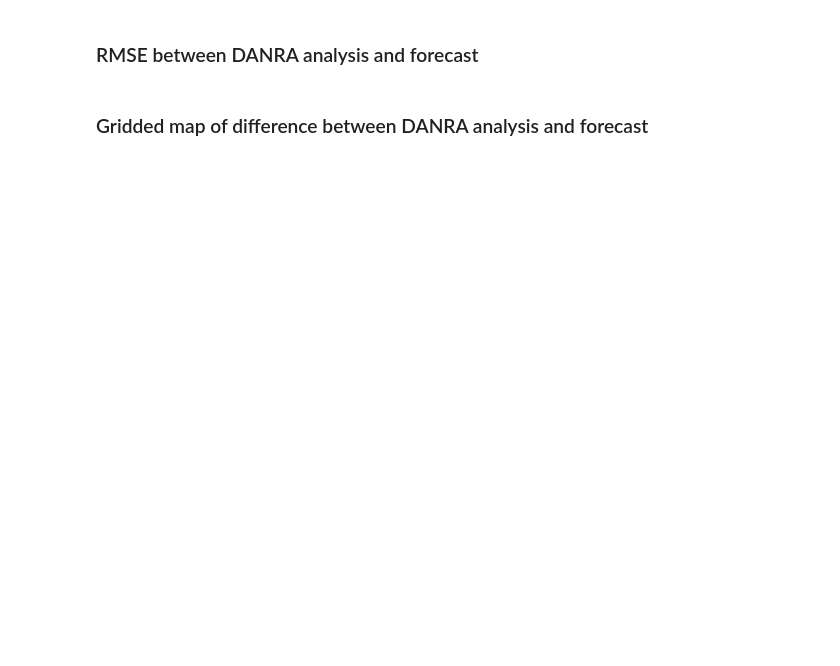
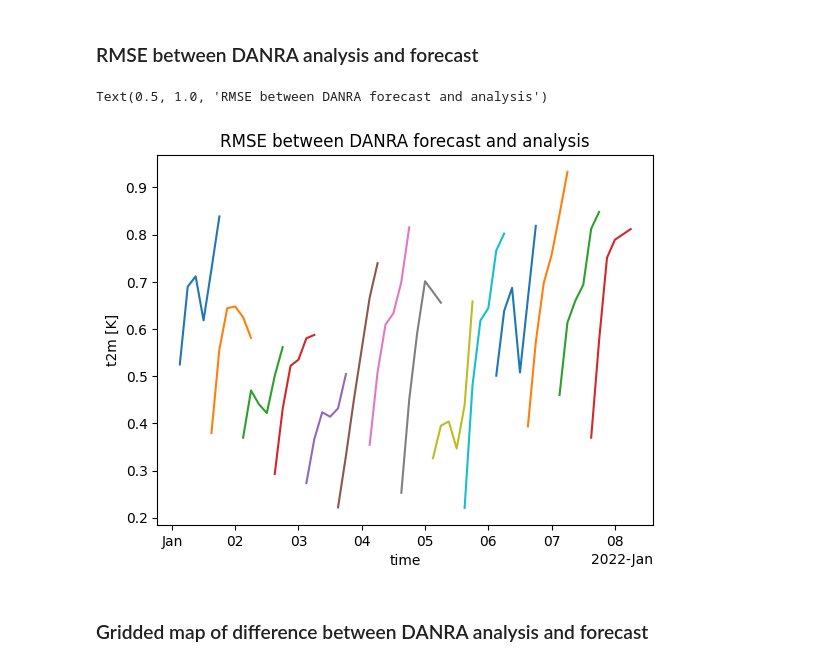
Before and after one commit to mllam/mllam-verification, a Jupyter notebook: notebooks/danra_example_usage.ipynb, the cells around one changed output. Cells and saved outputs as stored; diff of their text form; code cells hidden in the pictures; blank space fills up the shorter version.

```diff
--- a/notebooks/danra_example_usage.ipynb
+++ b/notebooks/danra_example_usage.ipynb
@@ -52,7 +74,27 @@ version = "v0.5.0"
 fp_root = Path(f"/dmidata/projects/cloudphysics/danra/data/{version}")
 
 ds_danra_analysis_sl = xr.open_zarr(fp_root / "single_levels.zarr")
-ds_danra_analysis_sl.attrs['suite_name'] = "danra"
+ds_danra_analysis_sl.attrs["suite_name"] = "danra"
 
 ds_danra_analysis_pl = xr.open_zarr(fp_root / "pressure_levels.zarr")
-ds_danra_analysis_pl.attrs['suite_name'] = "danra"
+ds_danra_analysis_pl.attrs["suite_name"] = "danra"
+
+# Allign coordinates and assign datasource
+ds_t2m_danra_fc = ds_t2m_danra_fc.assign_coords(
+    datasource="DANRA forecast",
+    x=ds_danra_analysis_sl.x,
+    y=ds_danra_analysis_sl.y,
+    lon=ds_danra_analysis_sl.lon,
+    lat=ds_danra_analysis_sl.lat,
+)
+ds_uv_danra_fc = ds_uv_danra_fc.assign_coords(
+    datasource="DANRA forecast",
+    x=ds_danra_analysis_sl.x,
+    y=ds_danra_analysis_sl.y,
+    lon=ds_danra_analysis_sl.lon,
+    lat=ds_danra_analysis_sl.lat,
+)
+# Rename and reverse
+ds_uv_danra_fc = ds_uv_danra_fc.rename(level="pressure").isel(
+    pressure=slice(None, None, -1)
+)
@@ -75,7 +103,9 @@ da_t2m_danra_fc
 # %%
-
-
+# Select the relevant data
+da_t2m_danra_fc: xr.DataArray = ds_t2m_danra_fc["t"]
 END_TIME = da_t2m_danra_fc["time"].max().values
+START_TIME = ds_t2m_danra_fc.analysis_time[0].values + np.timedelta64(3, "h")
 da_t2m_danra_analysis = ds_danra_analysis_sl["t2m"].sel(
-    time=slice(ds_t2m_danra_fc.analysis_time[0].values + np.timedelta64(3, "h"), END_TIME)
+    time=slice(START_TIME, END_TIME)
 )
+da_t2m_danra_fc
@@ -82,8 +168,18 @@ da_t2m_danra_analysis = ds_danra_analysis_sl["t2m"].sel(
 # %% [markdown]
 ### RMSE between DANRA analysis and forecast
 # %%
-ax = plot_single_metric_timeseries(da_t2m_danra_analysis, da_t2m_danra_fc, time_axis="UTC", stats_operation=rmse, hue="analysis_time")
+ax = plot_single_metric_timeseries(
+    da_t2m_danra_analysis,
+    da_t2m_danra_fc,
+    time_axis="UTC",
+    stats_operation=rmse,
+    hue="analysis_time",
+    xarray_plot_kwargs={"add_legend": False},
+)
 ax.set_title("RMSE between DANRA forecast and analysis")
+# %% [output]
+Text(0.5, 1.0, 'RMSE between DANRA forecast and analysis')
+[figure, added]
 # %% [markdown]
 ### Gridded map of difference between DANRA analysis and forecast
 # %%
```
Also changed, not shown: parts of 21 cells of this notebook, 2 other files.
